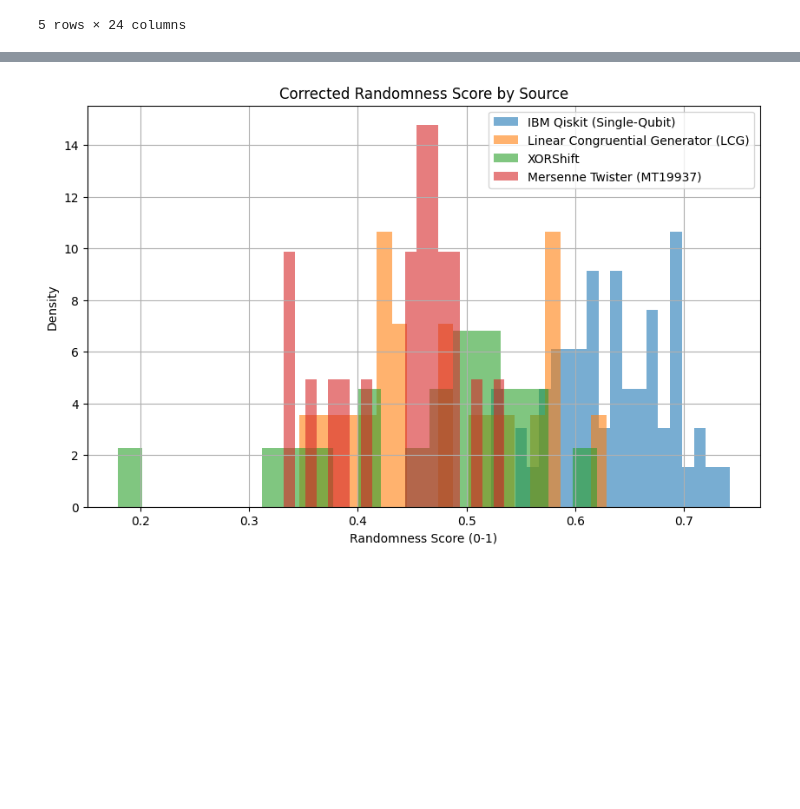
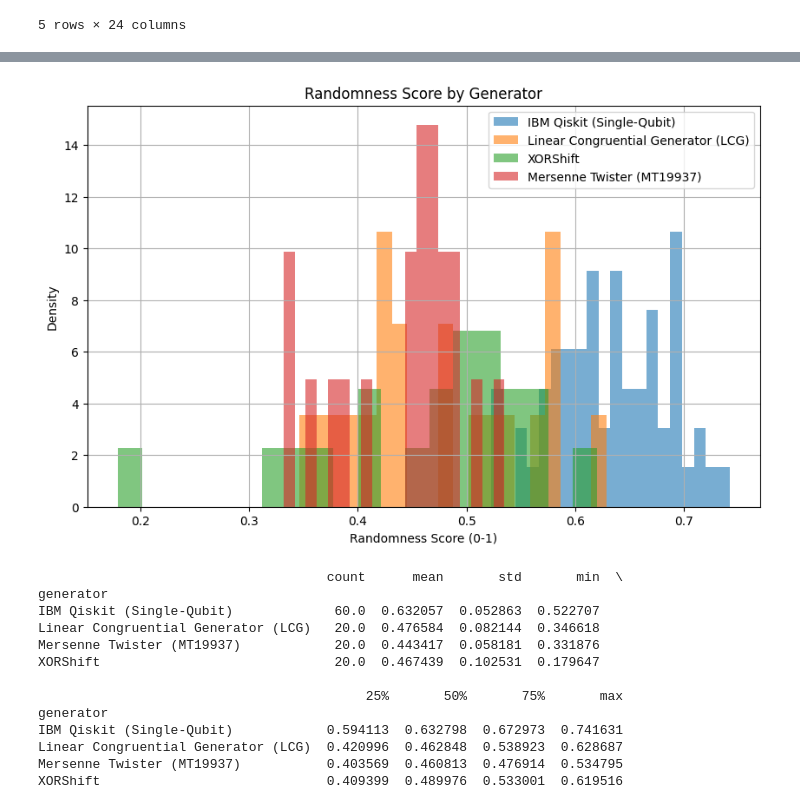
Before and after one commit to SepehrAkbari/bitbias, a Jupyter notebook: Notebooks/Scoring/Scoring.ipynb, the cells around one changed output, grey strips where cells are left out. Drawn from its saved outputs; the diff is of its cells as text; code cells hidden in the pictures; blank space fills up the shorter version.

```diff
--- a/Notebooks/Scoring/Scoring.ipynb
+++ b/Notebooks/Scoring/Scoring.ipynb
@@ -101,0 +42,20 @@ XORShift                             0.409399  0.489976  0.533001  0.619516
+# %%
+fv_scored = fv.copy()
+
+fv_scored['uniformity_score'] = sub_scores['uniformity']
+fv_scored['patterns_score'] = sub_scores['patterns']
+fv_scored['periodicity_score'] = sub_scores['periodicity']
+fv_scored['randomness_score'] = randomness_score
+# %%
+plt.figure(figsize=(10, 6))
+for source in fv_scored['source'].unique():
+    subset = fv_scored[fv_scored['source'] == source]
+    plt.hist(subset['randomness_score'], bins=20, alpha=0.6, label=source, density=True)
+plt.title("Randomness Score by Source")
+plt.xlabel("Randomness Score (0-1)")
+plt.ylabel("Density")
+plt.legend()
+plt.grid(True)
+plt.show()
+
+print(fv_scored.groupby('source')['randomness_score'].describe())
@@ -102,14 +73,28 @@ XORShift                             0.409399  0.489976  0.533001  0.619516
 # %%
 plt.figure(figsize=(10, 6))
-for generator in fv['generator'].unique():
-    subset = fv[fv['generator'] == generator]
+for generator in fv_scored['generator'].unique():
+    subset = fv_scored[fv_scored['generator'] == generator]
     plt.hist(subset['randomness_score'], bins=20, alpha=0.6, label=generator, density=True)
-plt.title("Corrected Randomness Score by Source")
+plt.title("Randomness Score by Generator")
 plt.xlabel("Randomness Score (0-1)")
 plt.ylabel("Density")
 plt.legend()
 plt.grid(True)
-plt.savefig("corrected_randomness_score_by_source.png")
 plt.show()
+
+print(fv_scored.groupby('generator')['randomness_score'].describe())
 # %% [output]
-[figure, old version]
+[figure, new version]
+                                     count      mean       std       min  \
+generator
+IBM Qiskit (Single-Qubit)             60.0  0.632057  0.052863  0.522707
+Linear Congruential Generator (LCG)   20.0  0.476584  0.082144  0.346618
+Mersenne Twister (MT19937)            20.0  0.443417  0.058181  0.331876
+XORShift                              20.0  0.467439  0.102531  0.179647
+
+                                          25%       50%       75%       max
+generator
+IBM Qiskit (Single-Qubit)            0.594113  0.632798  0.672973  0.741631
+Linear Congruential Generator (LCG)  0.420996  0.462848  0.538923  0.628687
+Mersenne Twister (MT19937)           0.403569  0.460813  0.476914  0.534795
+XORShift                             0.409399  0.489976  0.533001  0.619516
```
Also changed, not shown: parts of 6 cells of this notebook, 1 other file.
